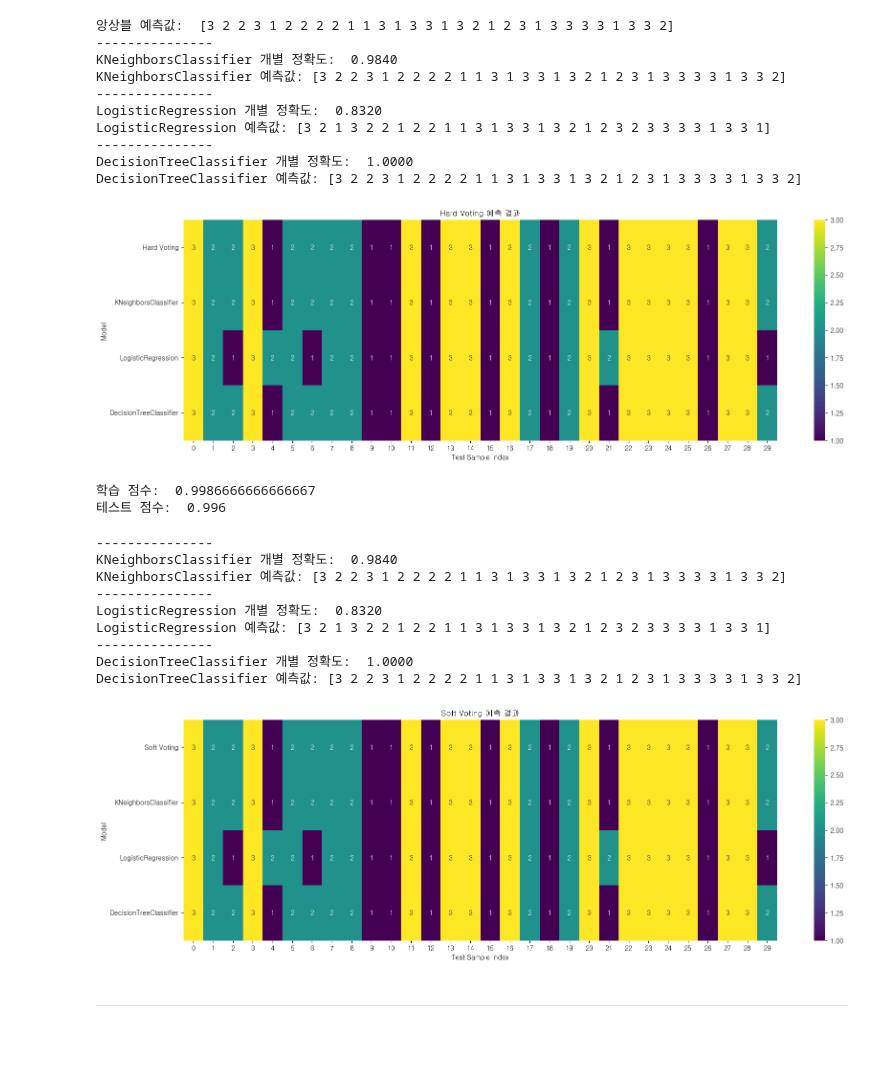
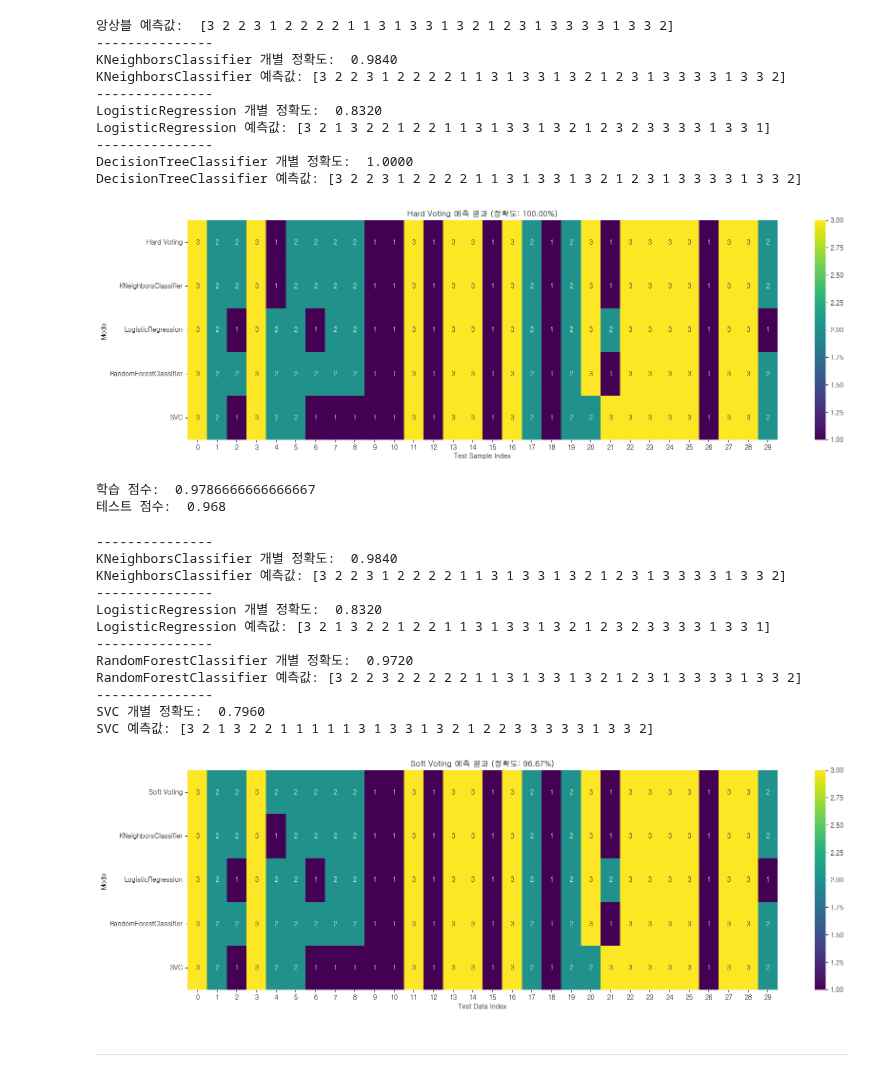
Before and after one commit to encore-SKN11/ML-3Team, a Jupyter notebook: ml_hyg.ipynb, the cells around one changed output. Cells and saved outputs as stored; diff of their text form; code cells hidden in the pictures; blank space fills up the shorter version.

```diff
--- a/ml_hyg.ipynb
+++ b/ml_hyg.ipynb
@@ -451,7 +658,7 @@ start, end = 0, 30
 hard_voting_pred = hard_voting.predict(X_test[start:end]) # 30개만
 print('앙상블 예측값: ', hard_voting_pred)
 
-for classifier in [knn, lr, dt]:
+for classifier in [knn, lr, rf_model, rbf_model]:
     classifier.fit(X_train, y_train)
     pred = classifier.predict(X_test)
     acc_score = accuracy_score(y_test, pred)
@@ -473,7 +680,8 @@ DecisionTreeClassifier 개별 정확도:  1.0000
 DecisionTreeClassifier 예측값: [3 2 2 3 1 2 2 2 2 1 1 3 1 3 3 1 3 2 1 2 3 1 3 3 3 3 1 3 3 2]
 # %%
 predictions = {"Hard Voting": hard_voting_pred}
-for classifier in [knn, lr, dt]:
+hard_voting_acc = accuracy_score(y_test[start:end], hard_voting_pred)
+for classifier in [knn, lr, rf_model, rbf_model]:
     predictions[classifier.__class__.__name__] = classifier.predict(X_test[start:end])
 
 df = pd.DataFrame(predictions)
@@ -483,17 +691,18 @@ sns.heatmap(df.T, annot=True, cmap="viridis", fmt=".0f")
 
 plt.xlabel("Test Sample Index")
 plt.ylabel("Model")
-plt.title("Hard Voting 예측 결과")
+plt.title(f"Hard Voting 예측 결과 (정확도: {hard_voting_acc:.2%})")
 plt.show()
 # %% [output]
-[figure, old version]
+[figure, new version]
 # %%
 # soft voting
 soft_voting = VotingClassifier(
     estimators=[
         ('knn', knn),
         ('lr', lr),
-        ('dt',dt)
+        ('rf_model', rf_model),
+        ('rbf_model',rbf_model)
     ],
     voting='soft'
 )
@@ -508,8 +717,8 @@ y_pred_test = soft_voting.predict(X_test)
 acc_score_test = accuracy_score(y_test, y_pred_test)
 print('테스트 점수: ', acc_score_test)
 # %% [output]
-학습 점수:  0.9986666666666667
-테스트 점수:  0.996
+학습 점수:  0.9786666666666667
+테스트 점수:  0.968
 # %%
 # soft voting
 start, end = 0, 30
@@ -519,7 +728,7 @@ soft_voting_pred_proba = soft_voting.predict_proba(X_test[start:end])
 
 averages = np.full_like(soft_voting_pred_proba, 0)
 
-for classifier in [knn, lr, dt]:
+for classifier in [knn, lr, rf_model, rbf_model]:
     classifier.fit(X_train, y_train)
     pred = classifier.predict(X_test)
     acc_score = accuracy_score(y_test, pred)
@@ -539,30 +748,34 @@ KNeighborsClassifier 예측값: [3 2 2 3 1 2 2 2 2 1 1 3 1 3 3 1 3 2 1 2 3 1 3 3
 LogisticRegression 개별 정확도:  0.8320
 LogisticRegression 예측값: [3 2 1 3 2 2 1 2 2 1 1 3 1 3 3 1 3 2 1 2 3 2 3 3 3 3 1 3 3 1]
 ---------------
-DecisionTreeClassifier 개별 정확도:  1.0000
-DecisionTreeClassifier 예측값: [3 2 2 3 1 2 2 2 2 1 1 3 1 3 3 1 3 2 1 2 3 1 3 3 3 3 1 3 3 2]
+RandomForestClassifier 개별 정확도:  0.9720
+RandomForestClassifier 예측값: [3 2 2 3 2 2 2 2 2 1 1 3 1 3 3 1 3 2 1 2 3 1 3 3 3 3 1 3 3 2]
+---------------
+SVC 개별 정확도:  0.7960
+SVC 예측값: [3 2 1 3 2 2 1 1 1 1 1 3 1 3 3 1 3 2 1 2 2 3 3 3 3 3 1 3 3 2]
 # %%
 soft_voting_pred = np.argmax(soft_voting_pred_proba, axis=1) + 1
 
 predictions = {"Soft Voting": soft_voting_pred}
 class_names = ["Soft Voting"]
+soft_voting_acc = accuracy_score(y_test[start:end], soft_voting_pred)
 
-for classifier in [knn, lr, dt]:
+for classifier in [knn, lr, rf_model, rbf_model]:
     pred = classifier.predict(X_test[start:end])
     predictions[classifier.__class__.__name__] = pred
     class_names.append(classifier.__class__.__name__)
 
 df_predictions = pd.DataFrame(predictions, columns=class_names)
 
 plt.figure(figsize=(20, 6))
 sns.heatmap(df_predictions.T, annot=True, cmap="viridis", fmt=".0f")
 
-plt.xlabel("Test Sample Index")
+plt.xlabel("Test Data Index")
 plt.ylabel("Model")
-plt.title("Soft Voting 예측 결과")
+plt.title(f"Soft Voting 예측 결과 (정확도: {soft_voting_acc:.2%})")
 plt.show()
 # %% [output]
-[figure, old version]
+[figure, new version]
 # %% [markdown]
 ---
 # %% [markdown]
```
Also changed, not shown: parts of 32 cells of this notebook.
